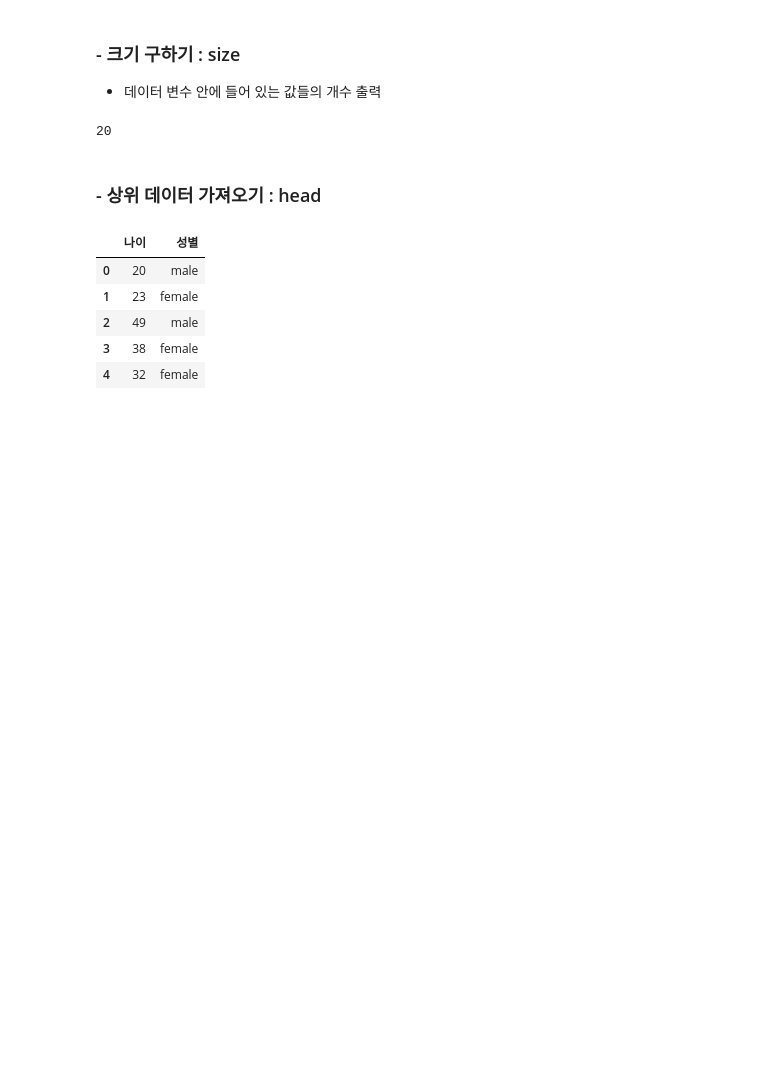
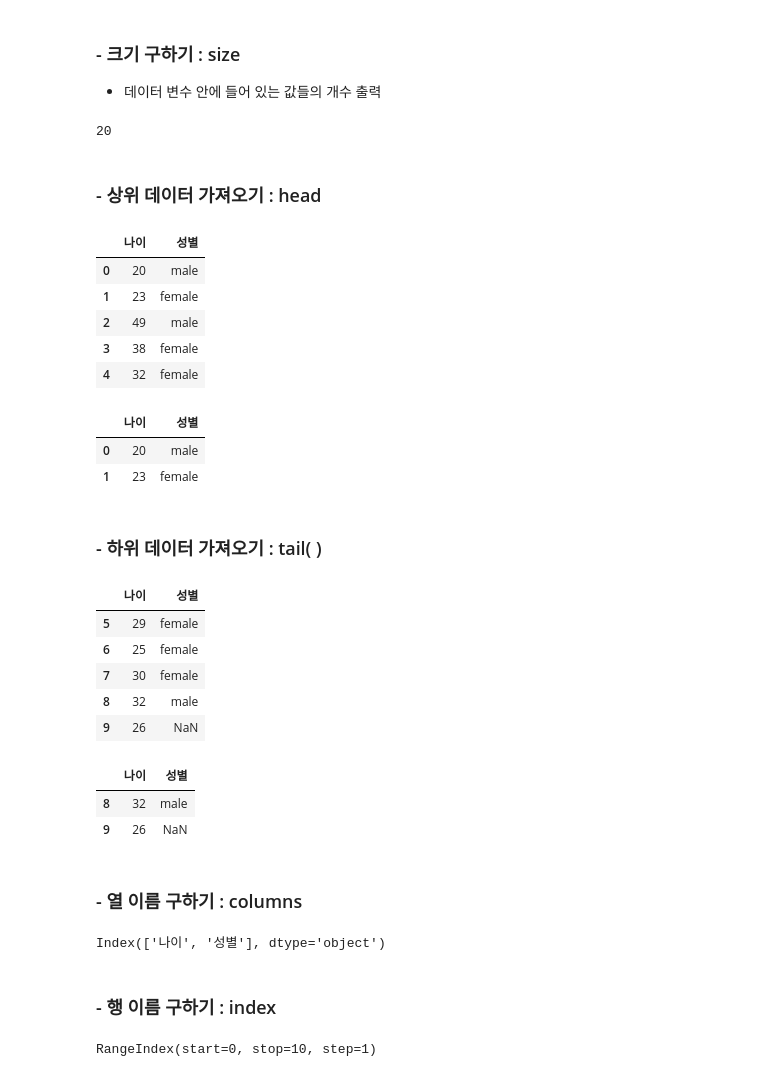
Before and after one commit to eseulLee/python, a Jupyter notebook: study_part02_02.ipynb, the cells around one changed output. Drawn from its saved outputs; the diff is of its cells as text; code cells hidden in the pictures; blank space fills up the shorter version.

```diff
--- a/study_part02_02.ipynb
+++ b/study_part02_02.ipynb
@@ -555,3 +555,38 @@ data_frm.head()
 | 2 | 49 | male |
 | 3 | 38 | female |
 | 4 | 32 | female |
+# %%
+data_frm.head(2)
+# %% [output]
+|  | 나이 | 성별 |
+| 0 | 20 | male |
+| 1 | 23 | female |
+# %% [markdown]
+### - 하위 데이터 가져오기 : tail( )
+# %%
+data_frm.tail()
+# %% [output]
+|  | 나이 | 성별 |
+| 5 | 29 | female |
+| 6 | 25 | female |
+| 7 | 30 | female |
+| 8 | 32 | male |
+| 9 | 26 | NaN |
+# %%
+data_frm.tail(2)
+# %% [output]
+|  | 나이 | 성별 |
+| 8 | 32 | male |
+| 9 | 26 | NaN |
+# %% [markdown]
+### - 열 이름 구하기 : columns
+# %%
+data_frm.columns
+# %% [output]
+Index(['나이', '성별'], dtype='object')
+# %% [markdown]
+### - 행 이름 구하기 : index
+# %%
+data_frm.index
+# %% [output]
+RangeIndex(start=0, stop=10, step=1)
```
